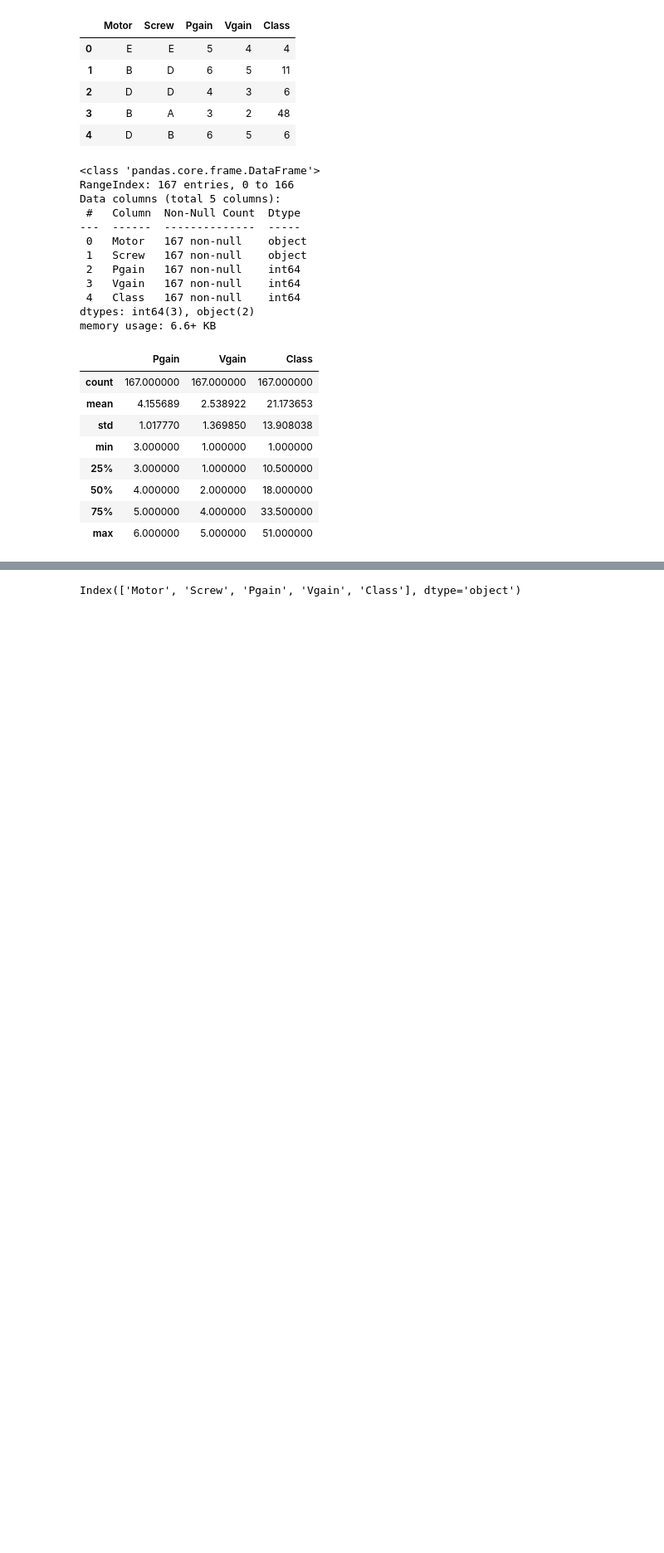
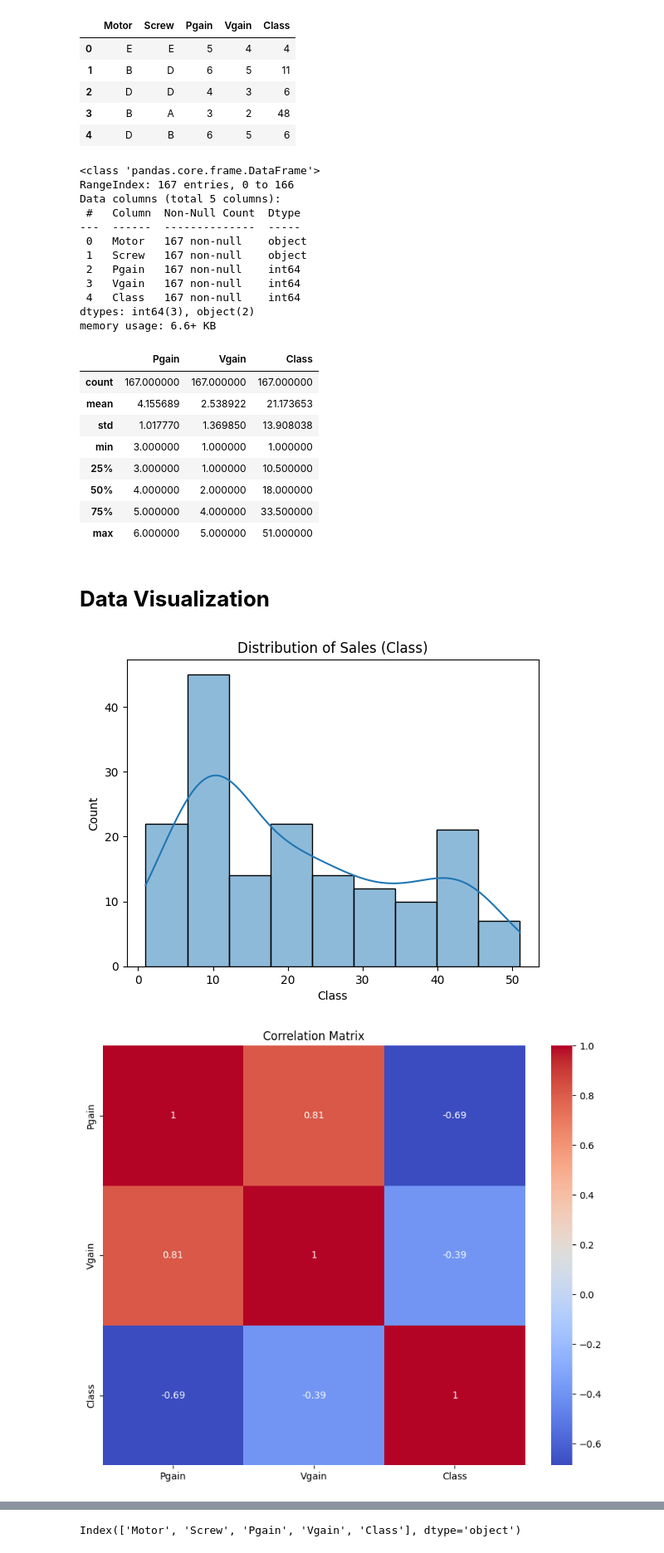
Before and after one commit to sharunsha/sharunsha, a Jupyter notebook: Servo_Prediction_using_Linear_Regression_.ipynb, the cells around one changed output, grey strips where cells are left out. Shown at 83% size. Cells and saved outputs as stored; diff of their text form; code cells hidden in the pictures; blank space fills up the shorter version.

```diff
--- a/Servo_Prediction_using_Linear_Regression_.ipynb
+++ b/Servo_Prediction_using_Linear_Regression_.ipynb
@@ -40,3 +50,5 @@ admission.describe()
 | 50% | 4.000000 | 2.000000 | 18.000000 |
 | 75% | 5.000000 | 4.000000 | 33.500000 |
 | max | 6.000000 | 5.000000 | 51.000000 |
+# %% [markdown]
+# **Data Visualization**
@@ -42,0 +59,19 @@ admission.describe()
+# %%
+# Visualizing the distribution of the target variable
+sns.histplot(admission['Class'], kde=True)
+plt.title('Distribution of Sales (Class)')
+plt.show()
+
+numeric_admission = admission.select_dtypes(include=[np.number])
+
+# Compute the correlation matrix
+corr_matrix = numeric_admission.corr()
+
+# Visualizing the correlation matrix
+plt.figure(figsize=(10, 8))
+sns.heatmap(corr_matrix, annot=True, cmap='coolwarm')
+plt.title('Correlation Matrix')
+plt.show()
+# %% [output]
+[figure, added]
+[figure, added]
```
Also changed, not shown: parts of 13 cells of this notebook.
